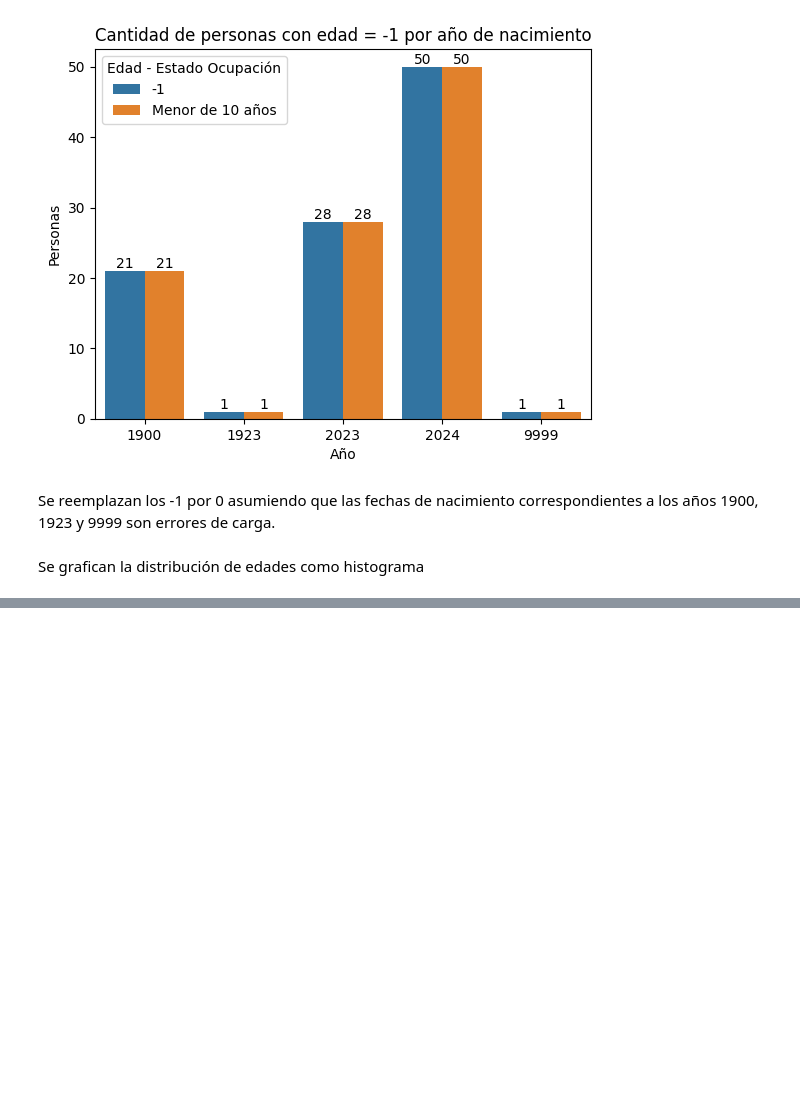
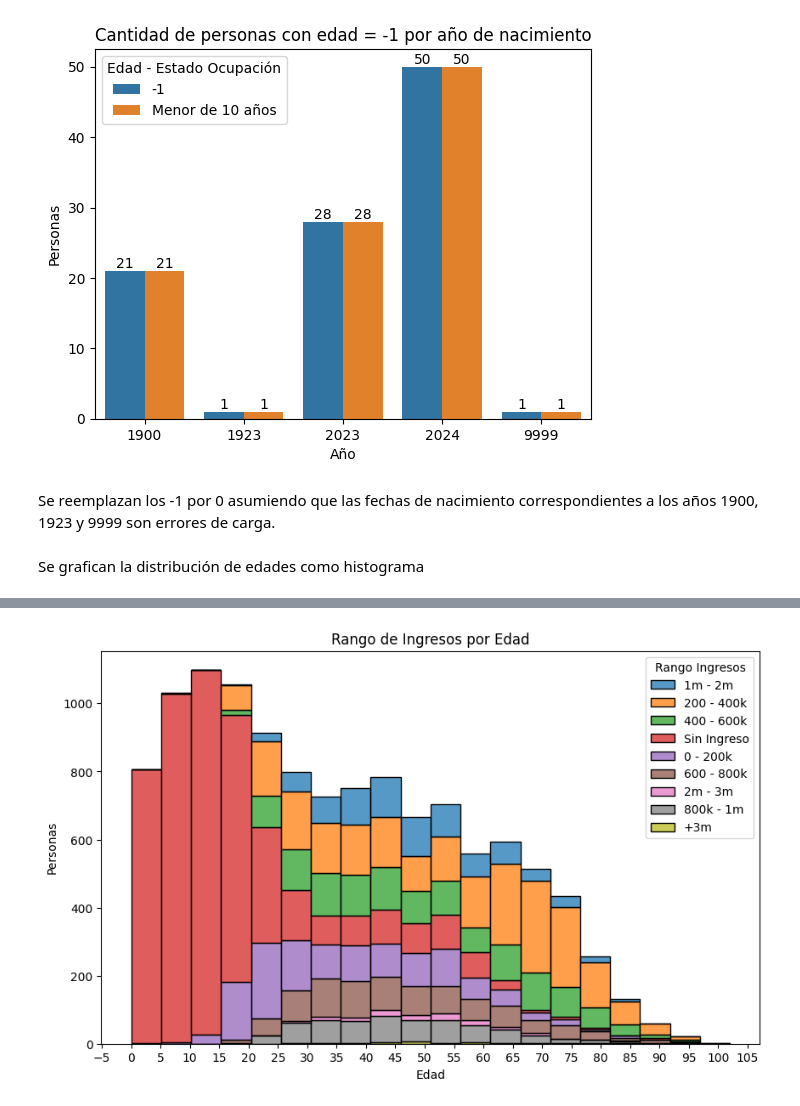
Before and after one commit to LMatiPerez/AnalisisDeDatosI_G5, a Jupyter notebook: graficos_grupo_5.ipynb, the cells around one changed output, grey strips where cells are left out. Saved outputs shown, nothing was run; the diff lists cells and outputs as text; code cells hidden in the pictures; blank space fills up the shorter version.

```diff
--- a/graficos_grupo_5.ipynb
+++ b/graficos_grupo_5.ipynb
@@ -78,0 +118,23 @@ plt.show()
+# %%
+personas.loc[personas["ingreso"]==0, "Rango Ingresos"] = "Sin Ingreso"
+personas.loc[(personas["ingreso"]>0)&(personas["ingreso"]<=200000), "Rango Ingresos"] = "0 - 200k"
+personas.loc[(personas["ingreso"]>200000)&(personas["ingreso"]<=400000), "Rango Ingresos"] = "200 - 400k"
+personas.loc[(personas["ingreso"]>400000)&(personas["ingreso"]<=600000), "Rango Ingresos"] = "400 - 600k"
+personas.loc[(personas["ingreso"]>600000)&(personas["ingreso"]<=800000), "Rango Ingresos"] = "600 - 800k"
+personas.loc[(personas["ingreso"]>800000)&(personas["ingreso"]<=1000000), "Rango Ingresos"] = "800k - 1m"
+personas.loc[(personas["ingreso"]>1000000)&(personas["ingreso"]<=2000000), "Rango Ingresos"] = "1m - 2m"
+personas.loc[(personas["ingreso"]>2000000)&(personas["ingreso"]<=3000000), "Rango Ingresos"] = "2m - 3m"
+personas.loc[(personas["ingreso"]>3000000), "Rango Ingresos"] = "+3m"
+# %%
+fig, ax = plt.subplots(figsize=(10,6))
+g = sns.histplot(data=personas, x="edad", binwidth=5, ax=ax, hue="Rango Ingresos", multiple="stack")
+
+# for i in g.containers:
+#     g.bar_label(i,)
+g.xaxis.set_major_locator(ticker.MultipleLocator(5))
+# g._legend.set_title('Estado actividad')
+ax.set(xlabel='Edad', ylabel='Personas')
+plt.title("Rango de Ingresos por Edad")
+plt.show()
+# %% [output]
+[figure, added]
```
Also changed, not shown: parts of 9 cells of this notebook.
